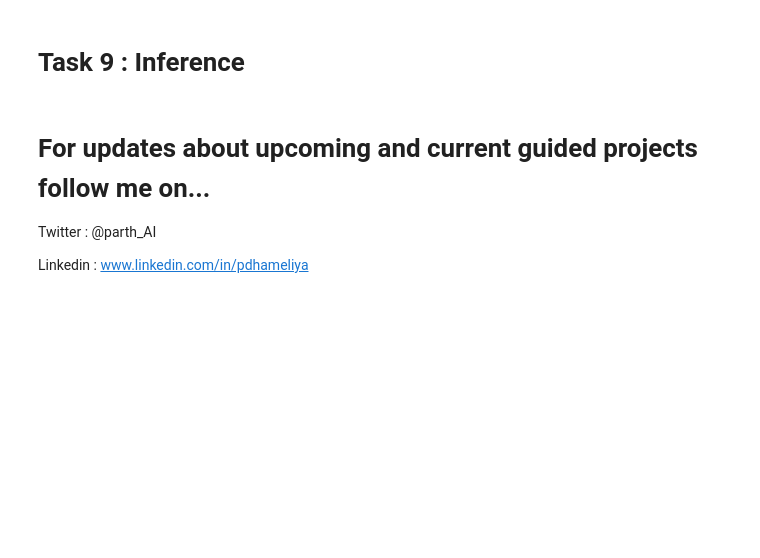
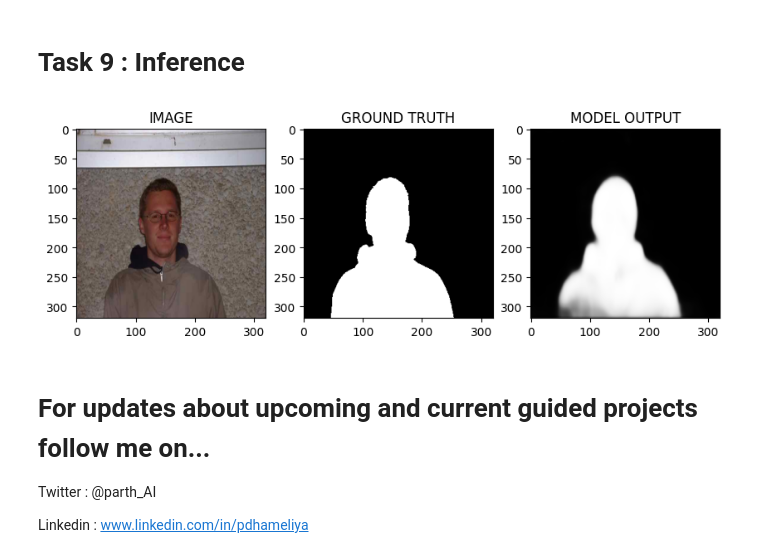
Before and after one commit to RomainViardLille/formation_deeplearning, a Jupyter notebook: Deep_Learning_with_PyTorch_ImageSegmentation.ipynb, the cells around one changed output. Cells and saved outputs as stored; diff of their text form; code cells hidden in the pictures; blank space fills up the shorter version.

```diff
--- a/Deep_Learning_with_PyTorch_ImageSegmentation.ipynb
+++ b/Deep_Learning_with_PyTorch_ImageSegmentation.ipynb
@@ -40,7 +60,7 @@ import helper
 # prompt: create variable with csv file of content (os.path.join)
 
 import os
-csv_file = os.path.join('/content/Human-Segmentation-Dataset-master','train.csv')
+csv_file = os.path.join("/NAS","tupac","romain","git","myGitHUB","formation_deeplearning","Human-Segmentation-Dataset-master",'train.csv')
 
 DEVICE='cuda'
 EPOCHS=25
@@ -127,31 +150,26 @@ class SegmentationDataset(Dataset):
     mask_path=row.masks
 
     image=cv2.imread(image_path)
-    image=cv2.cvtColor(image,cv2.COLOR_BGR2GRAY)
+    image=cv2.cvtColor(image,cv2.COLOR_BGR2RGB)
 
     mask=cv2.imread(mask_path,cv2.IMREAD_GRAYSCALE) #(h,w,c)
-    #mask=np.expand_dims(mask,axis=-1)
-    print(f"0: {image.shape} : {image_path} \n")
-    print(f"0: {mask.shape} : {mask_path} \n")
+    mask=np.expand_dims(mask,axis=-1)
+
+    transform = A.Resize(IMAGE_SIZE,IMAGE_SIZE)
+    image=transform(image=image)['image']
+    mask=transform(image=mask)['image']
 
     if self.augmentations:
       data=self.augmentations(image=image,mask=mask)
       image=data['image']
       mask=data['mask']
 
-    #image=np.transpose(image,(2,0,1)).astype(np.float32)
-    #mask=np.expand_dims(mask,axis=-1)
-    #mask=np.transpose(mask,(2,0,1)).astype(np.float32)
-
-    print(f"Image Shape 1: {image.shape}")
-    print(f"Mask Shape 1: {mask.shape}")
+    image=np.transpose(image,(2,0,1)).astype(np.float32)
+    mask=np.transpose(mask,(2,0,1)).astype(np.float32)
 
     image=torch.tensor(image) / 255.0
     mask=torch.round(torch.tensor(mask) / 255.0)
 
-    print(f"Image Shape 2: {image.shape}")
-    print(f"Mask Shape 2: {mask.shape}")
-
     return image,mask
 # %%
 trainset=SegmentationDataset(train_df,get_train_augs())
@@ -347,5 +402,16 @@ Original Traceback (most recent call last):
 # %% [markdown]
 # Task 9 : Inference
+# %%
+idx=26
+model.load_state_dict(torch.load('best_model.pt'))
+image,mask=validset[idx]
+logits=model(image.to(DEVICE).unsqueeze(0))
+pred_mask=torch.sigmoid(logits)
+pred_msak=(pred_mask>0.5)*1.0
+# %%
+helper.show_image(image,mask,pred_mask.detach().cpu().squeeze(0))
+# %% [output]
+[figure, added]
 # %% [markdown]
 # For updates about upcoming and current guided projects follow me on...
 
```
Also changed, not shown: parts of 13 cells of this notebook.
